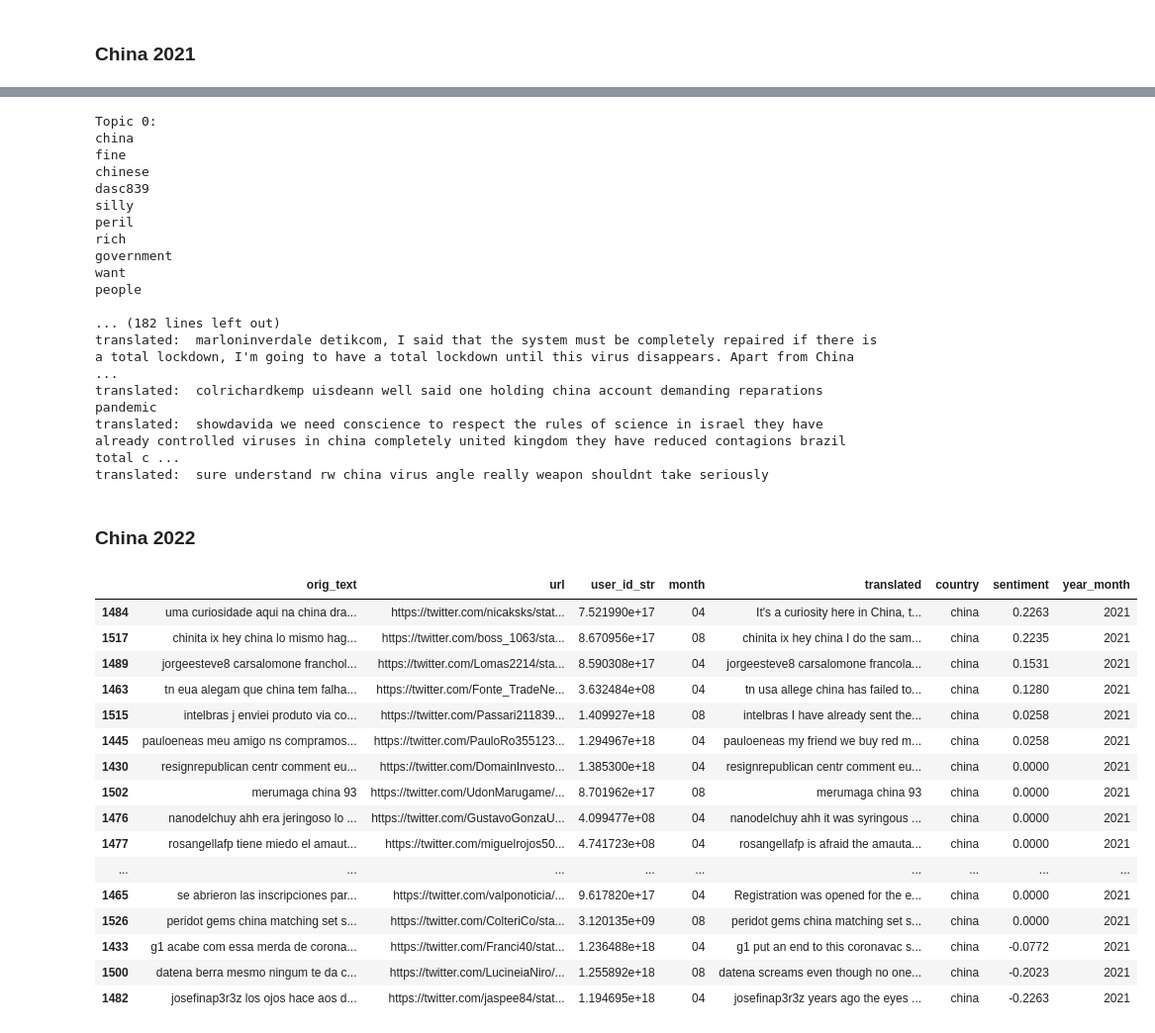
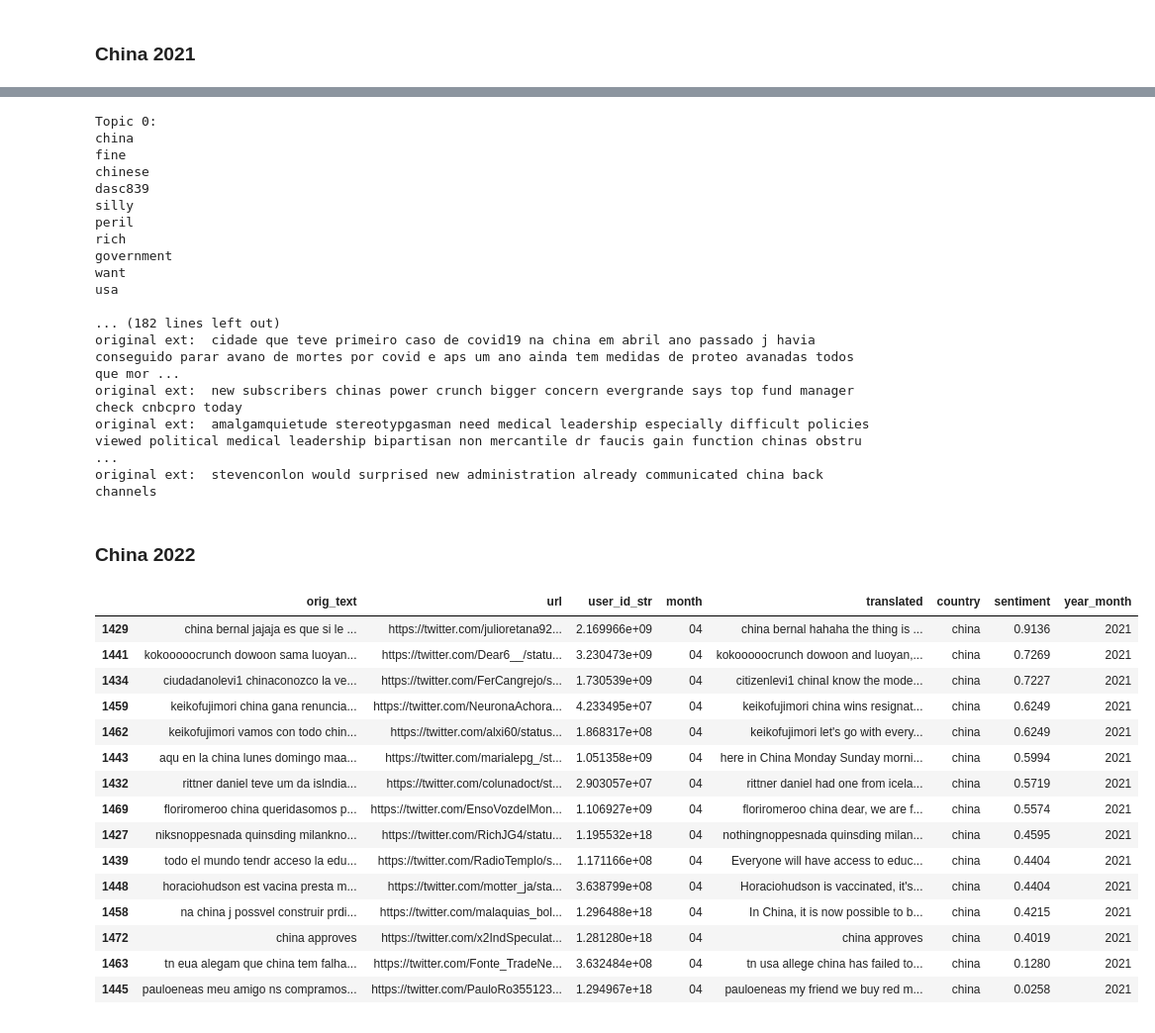
Before and after one commit to ChrisZhang6888/public_opinion_thesis, a Jupyter notebook: Programming/Distinction Analysis.ipynb, the cells around one changed output, grey strips where cells are left out. Shown at 99% size. Saved outputs shown, nothing was run; the diff lists cells and outputs as text; code cells hidden in the pictures.

```diff
--- a/Programming/Distinction Analysis.ipynb
+++ b/Programming/Distinction Analysis.ipynb
@@ -280,7 +338,7 @@ vectorizer = TfidfVectorizer(stop_words='english',
 # Fit and transform the vectorizer on the 'translated' column
 tfidf_matrix = vectorizer.fit_transform(china_2021_2['translated'])
 
-# Create an LSA model with 10 topics
+# Create an LSA model with 8 topics
 num_topics = 10
 lsa_model = TruncatedSVD(n_components=num_topics)
 
@@ -302,7 +360,7 @@ for i, comp in enumerate(lsa_model.components_):
     # Print the text snippets within the topic
     topic_idx = lsa_topic_matrix[:, i].argsort()[::-1][:5]
     for idx in topic_idx:
-        print('translated: ',china_2021_2.iloc[idx]['translated'])
+        print('original ext: ',china_2021_2.iloc[idx]['orig_text'])
         # print('original tweets: ', month09_df2.iloc[idx]['orig_text'])
     print("\n")
 # %% [output]
@@ -316,34 +374,33 @@ peril
 rich
 government
 want
-people
+usa
 
 ... (182 lines left out)
-translated:  marloninverdale detikcom, I said that the system must be completely repaired if there is a total lockdown, I'm going to have a total lockdown until this virus disappears. Apart from China ...
-translated:  colrichardkemp uisdeann well said one holding china account demanding reparations pandemic
-translated:  showdavida we need conscience to respect the rules of science in israel they have already controlled viruses in china completely united kingdom they have reduced contagions brazil total c ...
-translated:  sure understand rw china virus angle really weapon shouldnt take seriously
+original ext:  cidade que teve primeiro caso de covid19 na china em abril ano passado j havia conseguido parar avano de mortes por covid e aps um ano ainda tem medidas de proteo avanadas todos que mor ...
+original ext:  new subscribers chinas power crunch bigger concern evergrande says top fund manager check cnbcpro today
+original ext:  amalgamquietude stereotypgasman need medical leadership especially difficult policies viewed political medical leadership bipartisan non mercantile dr faucis gain function chinas obstru ...
+original ext:  stevenconlon would surprised new administration already communicated china back channels
 # %% [markdown]
 ### China 2022
 # %%
-china_2022_1 = china_2021[china_2021['sentiment']<0]
-china_2022_2 = china_2021_1[china_2021_1['sentiment']> -0.25]
-china_2022_2.iloc[0:50].sort_values(by='sentiment', ascending=False)
+china_2022_1 = china_2021[china_2021['sentiment']> 0]
+# china_2022_2 = china_2021_1[china_2021_1['sentiment']> -0.25]
+china_2022_1.iloc[0:15].sort_values(by='sentiment', ascending=False)
 # %% [output]
 |  | orig_text | url | user_id_str | month | translated | country | sentiment | year_month |
-| 1484 | uma curiosidade aqui na china dra... | https://twitter.com/nicaksks/stat... | 7.521990e+17 | 04 | It's a curiosity here in China, t... | china | 0.2263 | 2021 |
-| 1517 | chinita ix hey china lo mismo hag... | https://twitter.com/boss_1063/sta... | 8.670956e+17 | 08 | chinita ix hey china I do the sam... | china | 0.2235 | 2021 |
-| 1489 | jorgeesteve8 carsalomone franchol... | https://twitter.com/Lomas2214/sta... | 8.590308e+17 | 04 | jorgeesteve8 carsalomone francola... | china | 0.1531 | 2021 |
+| 1429 | china bernal jajaja es que si le ... | https://twitter.com/julioretana92... | 2.169966e+09 | 04 | china bernal hahaha the thing is ... | china | 0.9136 | 2021 |
+| 1441 | kokooooocrunch dowoon sama luoyan... | https://twitter.com/Dear6__/statu... | 3.230473e+09 | 04 | kokooooocrunch dowoon and luoyan,... | china | 0.7269 | 2021 |
+| 1434 | ciudadanolevi1 chinaconozco la ve... | https://twitter.com/FerCangrejo/s... | 1.730539e+09 | 04 | citizenlevi1 chinaI know the mode... | china | 0.7227 | 2021 |
+| 1459 | keikofujimori china gana renuncia... | https://twitter.com/NeuronaAchora... | 4.233495e+07 | 04 | keikofujimori china wins resignat... | china | 0.6249 | 2021 |
+| 1462 | keikofujimori vamos con todo chin... | https://twitter.com/alxi60/status... | 1.868317e+08 | 04 | keikofujimori let's go with every... | china | 0.6249 | 2021 |
+| 1443 | aqu en la china lunes domingo maa... | https://twitter.com/marialepg_/st... | 1.051358e+09 | 04 | here in China Monday Sunday morni... | china | 0.5994 | 2021 |
+| 1432 | rittner daniel teve um da islndia... | https://twitter.com/colunadoct/st... | 2.903057e+07 | 04 | rittner daniel had one from icela... | china | 0.5719 | 2021 |
+| 1469 | floriromeroo china queridasomos p... | https://twitter.com/EnsoVozdelMon... | 1.106927e+09 | 04 | floriromeroo china dear, we are f... | china | 0.5574 | 2021 |
+| 1427 | niksnoppesnada quinsding milankno... | https://twitter.com/RichJG4/statu... | 1.195532e+18 | 04 | nothingnoppesnada quinsding milan... | china | 0.4595 | 2021 |
+| 1439 | todo el mundo tendr acceso la edu... | https://twitter.com/RadioTemplo/s... | 1.171166e+08 | 04 | Everyone will have access to educ... | china | 0.4404 | 2021 |
+| 1448 | horaciohudson est vacina presta m... | https://twitter.com/motter_ja/sta... | 3.638799e+08 | 04 | Horaciohudson is vaccinated, it's... | china | 0.4404 | 2021 |
+| 1458 | na china j possvel construir prdi... | https://twitter.com/malaquias_bol... | 1.296488e+18 | 04 | In China, it is now possible to b... | china | 0.4215 | 2021 |
+| 1472 | china approves | https://twitter.com/x2IndSpeculat... | 1.281280e+18 | 04 | china approves | china | 0.4019 | 2021 |
 | 1463 | tn eua alegam que china tem falha... | https://twitter.com/Fonte_TradeNe... | 3.632484e+08 | 04 | tn usa allege china has failed to... | china | 0.1280 | 2021 |
-| 1515 | intelbras j enviei produto via co... | https://twitter.com/Passari211839... | 1.409927e+18 | 08 | intelbras I have already sent the... | china | 0.0258 | 2021 |
 | 1445 | pauloeneas meu amigo ns compramos... | https://twitter.com/PauloRo355123... | 1.294967e+18 | 04 | pauloeneas my friend we buy red m... | china | 0.0258 | 2021 |
-| 1430 | resignrepublican centr comment eu... | https://twitter.com/DomainInvesto... | 1.385300e+18 | 04 | resignrepublican centr comment eu... | china | 0.0000 | 2021 |
-| 1502 | merumaga china 93 | https://twitter.com/UdonMarugame/... | 8.701962e+17 | 08 | merumaga china 93 | china | 0.0000 | 2021 |
-| 1476 | nanodelchuy ahh era jeringoso lo ... | https://twitter.com/GustavoGonzaU... | 4.099477e+08 | 04 | nanodelchuy ahh it was syringous ... | china | 0.0000 | 2021 |
-| 1477 | rosangellafp tiene miedo el amaut... | https://twitter.com/miguelrojos50... | 4.741723e+08 | 04 | rosangellafp is afraid the amauta... | china | 0.0000 | 2021 |
-| ... | ... | ... | ... | ... | ... | ... | ... | ... |
-| 1465 | se abrieron las inscripciones par... | https://twitter.com/valponoticia/... | 9.617820e+17 | 04 | Registration was opened for the e... | china | 0.0000 | 2021 |
-| 1526 | peridot gems china matching set s... | https://twitter.com/ColteriCo/sta... | 3.120135e+09 | 08 | peridot gems china matching set s... | china | 0.0000 | 2021 |
-| 1433 | g1 acabe com essa merda de corona... | https://twitter.com/Franci40/stat... | 1.236488e+18 | 04 | g1 put an end to this coronavac s... | china | -0.0772 | 2021 |
-| 1500 | datena berra mesmo ningum te da c... | https://twitter.com/LucineiaNiro/... | 1.255892e+18 | 08 | datena screams even though no one... | china | -0.2023 | 2021 |
-| 1482 | josefinap3r3z los ojos hace aos d... | https://twitter.com/jaspee84/stat... | 1.194695e+18 | 04 | josefinap3r3z years ago the eyes ... | china | -0.2263 | 2021 |
```
Also changed, not shown: parts of 19 cells of this notebook.
